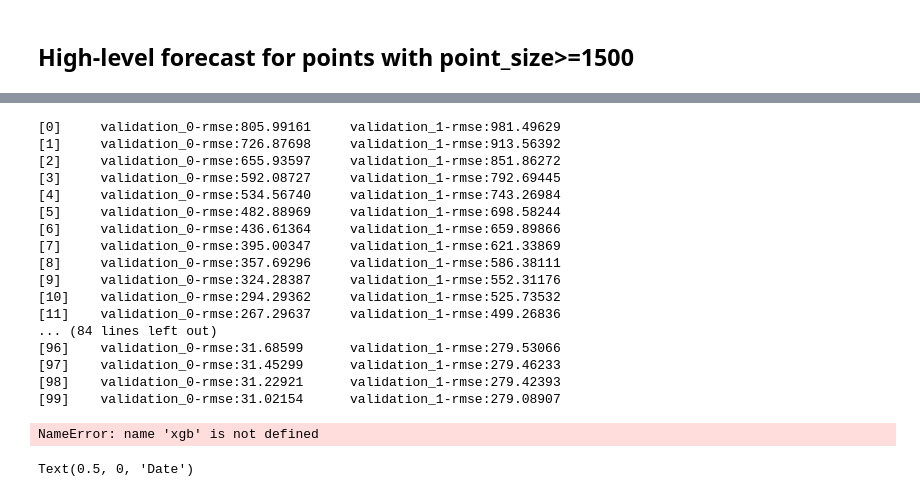
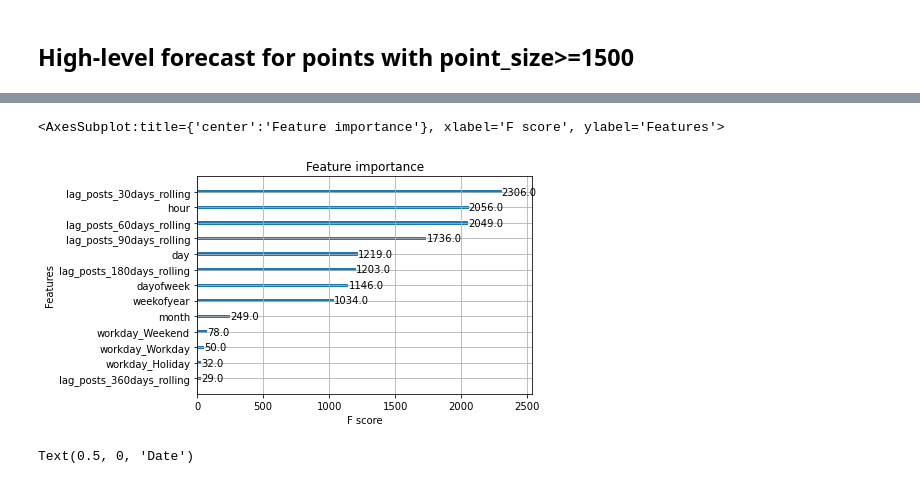
Before and after one commit to alya-atm/Industrial-Machine-Learning, a Jupyter notebook: Task 1/data analysis and prediction.ipynb, the cells around one changed output, grey strips where cells are left out. Saved outputs shown, nothing was run; the diff lists cells and outputs as text; code cells hidden in the pictures.

```diff
--- a/Task 1/data analysis and prediction.ipynb
+++ b/Task 1/data analysis and prediction.ipynb
@@ -527,41 +511,25 @@ Shrink model to first 116 iterations.
 # %%
 model_xgb_1500=XGBRegressor( max_depth=8,
     n_estimators=100,
    min_child_weight= 3,
     colsample_bytree=1,
     subsample=0.8,
     learning_rate=0.1,
     reg_lambda=0.15,
     seed=52)
 model_xgb_1500.fit(
     x_train_1500,
     y_train_1500,
     eval_metric="rmse",
     eval_set=[(x_train_1500, y_train_1500), (x_valid_1500, y_valid_1500)],
-    verbose=True,
+    verbose=False,
     early_stopping_rounds = 50)
 
 #XB_test= model.predict(x_test)
 xgb.plot_importance(model_xgb_1500)
 # %% [output]
-[0]     validation_0-rmse:805.99161     validation_1-rmse:981.49629
-[1]     validation_0-rmse:726.87698     validation_1-rmse:913.56392
-[2]     validation_0-rmse:655.93597     validation_1-rmse:851.86272
-[3]     validation_0-rmse:592.08727     validation_1-rmse:792.69445
-[4]     validation_0-rmse:534.56740     validation_1-rmse:743.26984
-[5]     validation_0-rmse:482.88969     validation_1-rmse:698.58244
-[6]     validation_0-rmse:436.61364     validation_1-rmse:659.89866
-[7]     validation_0-rmse:395.00347     validation_1-rmse:621.33869
-[8]     validation_0-rmse:357.69296     validation_1-rmse:586.38111
-[9]     validation_0-rmse:324.28387     validation_1-rmse:552.31176
-[10]    validation_0-rmse:294.29362     validation_1-rmse:525.73532
-[11]    validation_0-rmse:267.29637     validation_1-rmse:499.26836
-... (84 lines left out)
-[96]    validation_0-rmse:31.68599      validation_1-rmse:279.53066
-[97]    validation_0-rmse:31.45299      validation_1-rmse:279.46233
-[98]    validation_0-rmse:31.22921      validation_1-rmse:279.42393
-[99]    validation_0-rmse:31.02154      validation_1-rmse:279.08907
+<AxesSubplot:title={'center':'Feature importance'}, xlabel='F score', ylabel='Features'>
-NameError: name 'xgb' is not defined
+[figure, added]
 # %%
 x_test_1500['yhat_ctb'] = model_catb_1500.predict(x_test_1500)
 # %%
```
Also changed, not shown: parts of 1 cell of this notebook.
